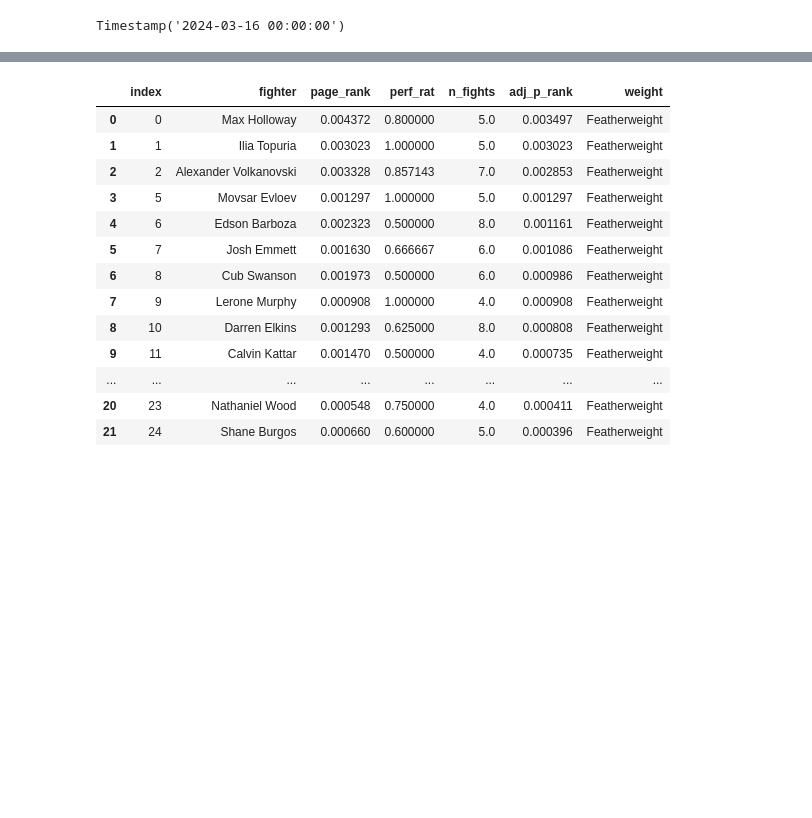
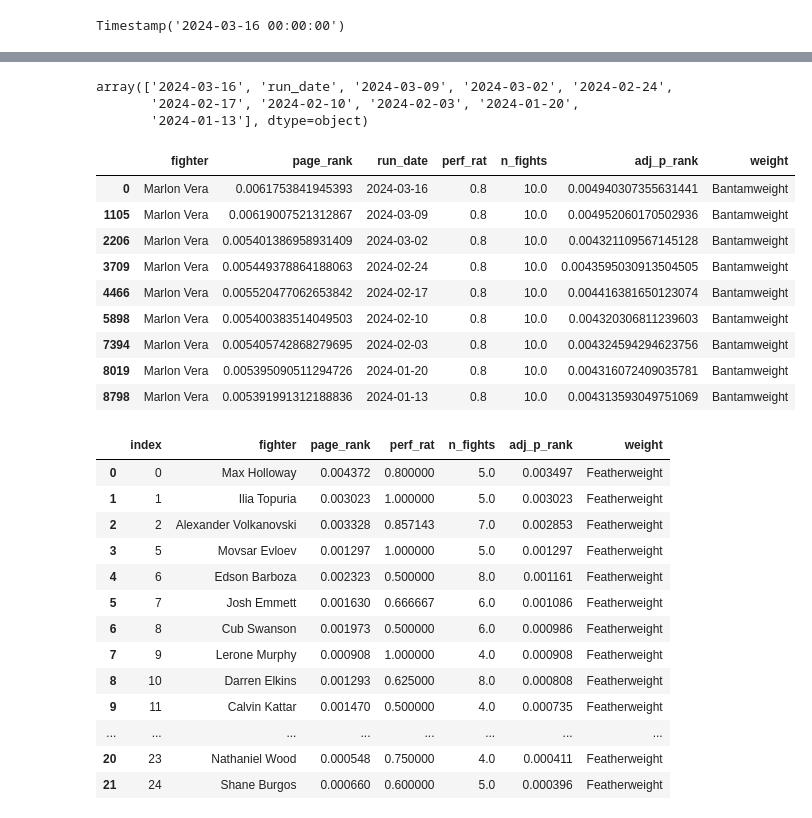
Before and after one commit to zarreh/mma_ranking, a Jupyter notebook: UFC_ranking/UFC_ranking.ipynb, the cells around one changed output, grey strips where cells are left out. Saved outputs shown, nothing was run; the diff lists cells and outputs as text; code cells hidden in the pictures; blank space fills up the shorter version.

```diff
--- a/UFC_ranking/UFC_ranking.ipynb
+++ b/UFC_ranking/UFC_ranking.ipynb
@@ -295,3 +387,23 @@ for weight_to_show in weight_list:
+# %%
+df_long = pd.read_csv("rank_long.csv")
+df_long["run_date"].unique()
+# %% [output]
+array(['2024-03-16', 'run_date', '2024-03-09', '2024-03-02', '2024-02-24',
+       '2024-02-17', '2024-02-10', '2024-02-03', '2024-01-20',
+       '2024-01-13'], dtype=object)
+# %%
+df_long[df_long["fighter"] == "Marlon Vera"]
+# %% [output]
+|  | fighter | page_rank | run_date | perf_rat | n_fights | adj_p_rank | weight |
+| 0 | Marlon Vera | 0.0061753841945393 | 2024-03-16 | 0.8 | 10.0 | 0.004940307355631441 | Bantamweight |
+| 1105 | Marlon Vera | 0.00619007521312867 | 2024-03-09 | 0.8 | 10.0 | 0.004952060170502936 | Bantamweight |
+| 2206 | Marlon Vera | 0.005401386958931409 | 2024-03-02 | 0.8 | 10.0 | 0.004321109567145128 | Bantamweight |
+| 3709 | Marlon Vera | 0.005449378864188063 | 2024-02-24 | 0.8 | 10.0 | 0.0043595030913504505 | Bantamweight |
+| 4466 | Marlon Vera | 0.005520477062653842 | 2024-02-17 | 0.8 | 10.0 | 0.004416381650123074 | Bantamweight |
+| 5898 | Marlon Vera | 0.005400383514049503 | 2024-02-10 | 0.8 | 10.0 | 0.004320306811239603 | Bantamweight |
+| 7394 | Marlon Vera | 0.005405742868279695 | 2024-02-03 | 0.8 | 10.0 | 0.004324594294623756 | Bantamweight |
+| 8019 | Marlon Vera | 0.005395090511294726 | 2024-01-20 | 0.8 | 10.0 | 0.004316072409035781 | Bantamweight |
+| 8798 | Marlon Vera | 0.005391991312188836 | 2024-01-13 | 0.8 | 10.0 | 0.004313593049751069 | Bantamweight |
 # %%
 # df_w_rank_all[(df_w_rank_all['n_fights']>1)].to_csv('w_ranking.csv')
 df_w_rank_all.to_csv("w_ranking.csv")
```
Also changed, not shown: parts of 9 cells of this notebook, 1 other file.
